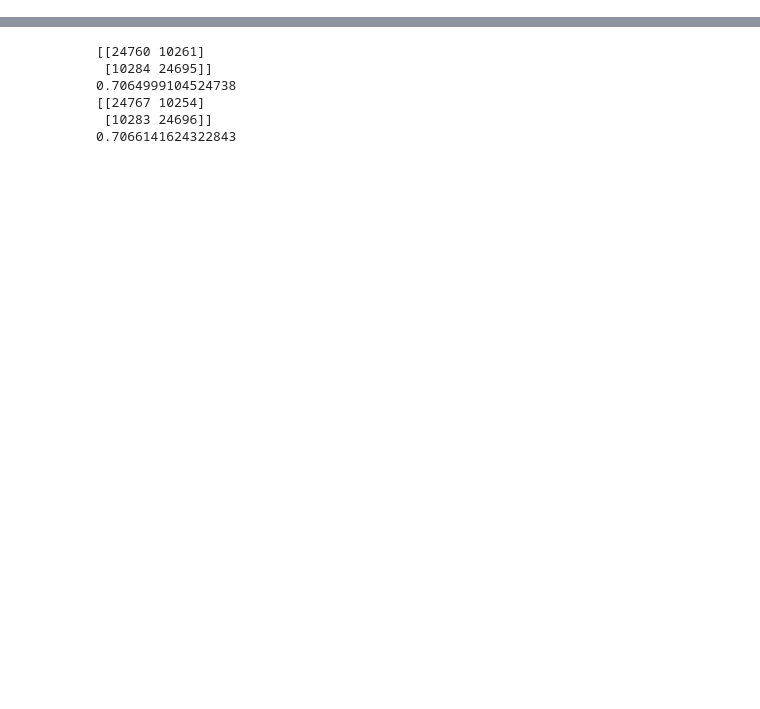
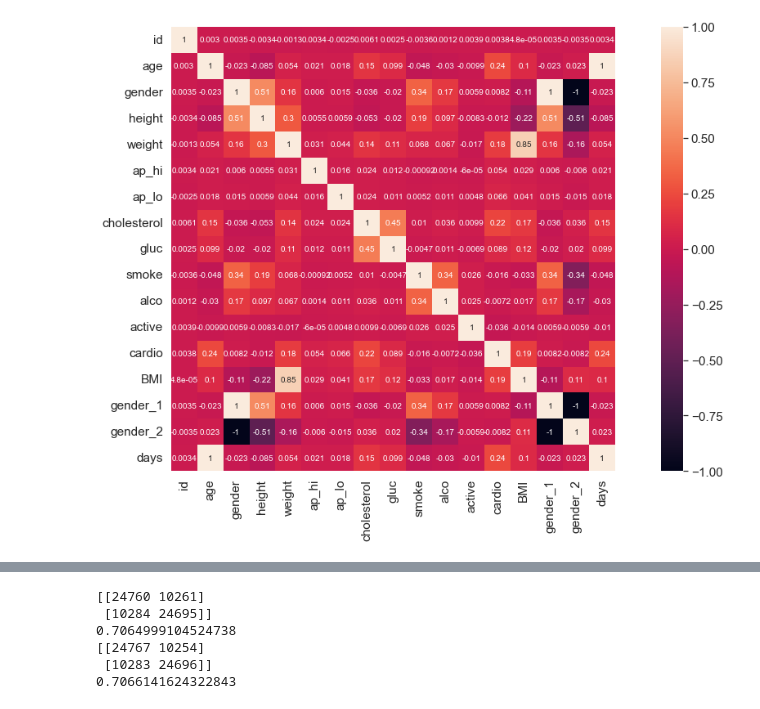
Before and after one commit to AustinTD4/Group-5-PBD, a Jupyter notebook: ML Techniques 3.ipynb, the cells around one changed output, grey strips where cells are left out. Saved outputs shown, nothing was run; the diff lists cells and outputs as text; code cells hidden in the pictures; blank space fills up the shorter version.

```diff
--- a/ML Techniques 3.ipynb
+++ b/ML Techniques 3.ipynb
@@ -20,14 +29,24 @@ from sklearn.model_selection import cross_val_predict
 from sklearn.model_selection import GridSearchCV
 # %%
 #This code preprocesses the data to add BMI and make one hot versions of some variables
-os.chdir("C:/Users/austi/Downloads")
-cardiodf = pd.read_csv('archive/cardio_train.csv', delimiter=';')
+# os.chdir("C:/Users/austi/Downloads")
+cardiodf = pd.read_csv('cardio_train.csv', delimiter=';')
 explncontdf = pd.DataFrame(cardiodf[['age','height','weight','ap_hi','ap_lo','cholesterol','gluc']])
 explncontdf['BMI'] = round(explncontdf['weight']/((explncontdf['height']/100)**2),2)
 expln1hotdf = pd.DataFrame(cardiodf[['smoke','alco','active']])
 expln1hotdf['gender_1'] = (cardiodf['gender']-1)
 expln1hotdf['gender_2'] = (cardiodf['gender']%2)
 target = pd.DataFrame(cardiodf['cardio'])
+df = cardiodf.copy()
+df = pd.DataFrame(df)
+
+df['BMI'] = round(df.weight / (df.height**2)  * 10000, 2)
+df['gender_1'] = (df['gender']-1)
+df['gender_2'] = (df['gender']%2)
+
+df
+
+# print(df)
 
 #file_name = 'Cardio_BMI_OneHot.xlsx'
 #X.to_excel("Cardio_BMI_OneHot.xlsx")
@@ -35,0 +88,22 @@ target = pd.DataFrame(cardiodf['cardio'])
+# %%
+df = df.loc[df.BMI < 100]
+df['days'] = df['age']
+df['age'] = round(df['days']/365, 0)
+
+def separate_data(results):
+    diffs = []
+    ages = []
+    for i in results:
+        diffs.append(i[0])
+        ages.append(i[1])
+    return diffs, ages
+
+def separate_data_3(results):
+    diffs = []
+    diffs_2 = []
+    ages = []
+    for i in results:
+        diffs.append(i[0])
+        diffs_2.append(i[1])
+        ages.append(i[2])
+    return diffs, diffs_2, ages
@@ -35,0 +121,11 @@ target = pd.DataFrame(cardiodf['cardio'])
+# %%
+def make_a_corr(df):
+    candidates = [col for col in df.columns if col!= 'Unnamed: 0']
+    curry = df[candidates].corr()
+    sns.set(font_scale = 1.4)
+    sns.heatmap(curry, square = True, annot = True, annot_kws={'size':10})
+    # print(candidates)
+
+make_a_corr(df)
+# %% [output]
+[figure, added]
```
Also changed, not shown: parts of 25 cells of this notebook.
